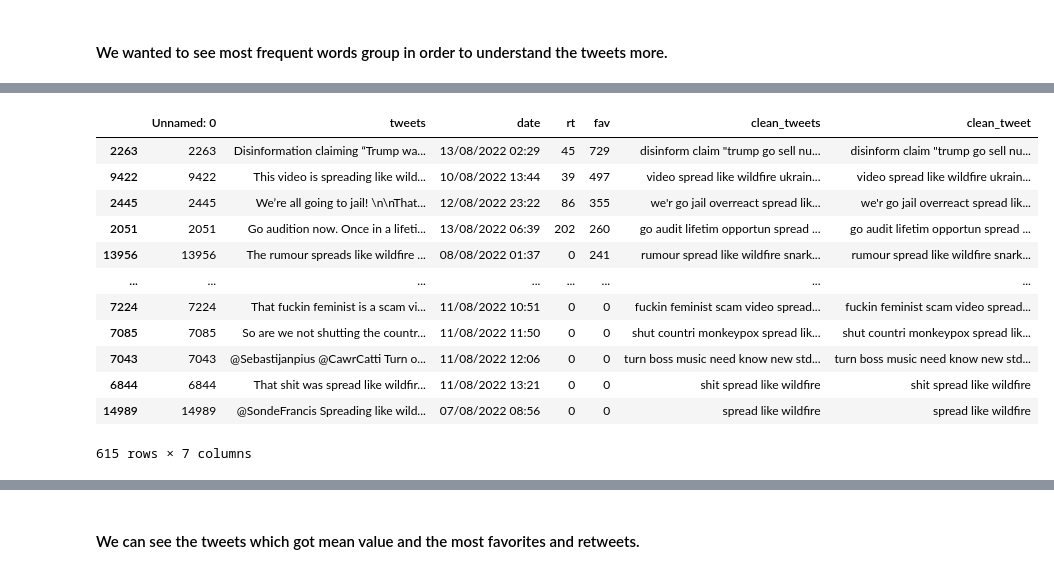
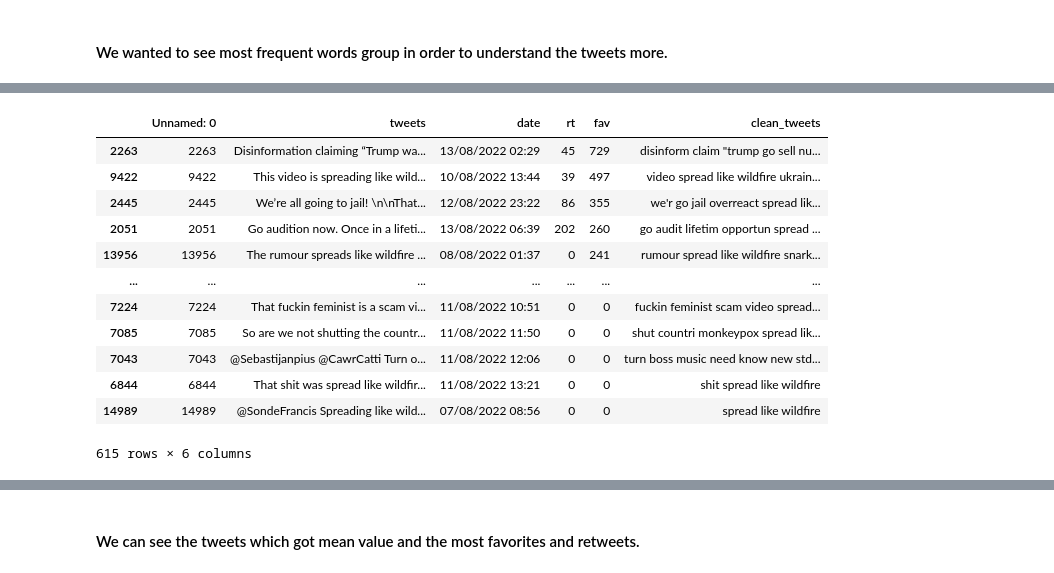
Before and after one commit to baylans/Oscar_sentimentanalysis, a Jupyter notebook: Sentiment Analysis.ipynb, the cells around one changed output, grey strips where cells are left out. Saved outputs shown, nothing was run; the diff lists cells and outputs as text; code cells hidden in the pictures.

```diff
--- a/Sentiment Analysis.ipynb
+++ b/Sentiment Analysis.ipynb
@@ -205,7 +207,5 @@ def get_top_n_gram(corpus,ngram_range,n=None):
     words_freq = [(word, sum_words[0, idx]) for word, idx in vec.vocabulary_.items()]
     words_freq =sorted(words_freq, key = lambda x: x[1], reverse=True)
     return words_freq[:n]
-# %%
-wildfire['clean_tweet'] = wildfire.tweets.apply(clean_tweets)
 # %%
 #n2_bigram
@@ -258,20 +258,20 @@ n3_trigrams
  ('serra da estrela', 82),
  ('estrela natur park', 80)]
 # %%
-wildfire[wildfire.clean_tweet.str.find('spread like wildfire')!= -1].sort_values('fav', ascending = False)
+wildfire[wildfire.clean_tweets.str.find('spread like wildfire')!= -1].sort_values('fav', ascending = False)
 # %% [output]
-|  | Unnamed: 0 | tweets | date | rt | fav | clean_tweets | clean_tweet |
-| 2263 | 2263 | Disinformation claiming “Trump wa... | 13/08/2022 02:29 | 45 | 729 | disinform claim "trump go sell nu... | disinform claim "trump go sell nu... |
-| 9422 | 9422 | This video is spreading like wild... | 10/08/2022 13:44 | 39 | 497 | video spread like wildfire ukrain... | video spread like wildfire ukrain... |
-| 2445 | 2445 | We’re all going to jail! \n\nThat... | 12/08/2022 23:22 | 86 | 355 | we'r go jail overreact spread lik... | we'r go jail overreact spread lik... |
-| 2051 | 2051 | Go audition now. Once in a lifeti... | 13/08/2022 06:39 | 202 | 260 | go audit lifetim opportun spread ... | go audit lifetim opportun spread ... |
-| 13956 | 13956 | The rumour spreads like wildfire ... | 08/08/2022 01:37 | 0 | 241 | rumour spread like wildfire snark... | rumour spread like wildfire snark... |
-| ... | ... | ... | ... | ... | ... | ... | ... |
-| 7224 | 7224 | That fuckin feminist is a scam vi... | 11/08/2022 10:51 | 0 | 0 | fuckin feminist scam video spread... | fuckin feminist scam video spread... |
-| 7085 | 7085 | So are we not shutting the countr... | 11/08/2022 11:50 | 0 | 0 | shut countri monkeypox spread lik... | shut countri monkeypox spread lik... |
-| 7043 | 7043 | @Sebastijanpius @CawrCatti Turn o... | 11/08/2022 12:06 | 0 | 0 | turn boss music need know new std... | turn boss music need know new std... |
-| 6844 | 6844 | That shit was spread like wildfir... | 11/08/2022 13:21 | 0 | 0 | shit spread like wildfire | shit spread like wildfire |
-| 14989 | 14989 | @SondeFrancis Spreading like wild... | 07/08/2022 08:56 | 0 | 0 | spread like wildfire | spread like wildfire |
+|  | Unnamed: 0 | tweets | date | rt | fav | clean_tweets |
+| 2263 | 2263 | Disinformation claiming “Trump wa... | 13/08/2022 02:29 | 45 | 729 | disinform claim "trump go sell nu... |
+| 9422 | 9422 | This video is spreading like wild... | 10/08/2022 13:44 | 39 | 497 | video spread like wildfire ukrain... |
+| 2445 | 2445 | We’re all going to jail! \n\nThat... | 12/08/2022 23:22 | 86 | 355 | we'r go jail overreact spread lik... |
+| 2051 | 2051 | Go audition now. Once in a lifeti... | 13/08/2022 06:39 | 202 | 260 | go audit lifetim opportun spread ... |
+| 13956 | 13956 | The rumour spreads like wildfire ... | 08/08/2022 01:37 | 0 | 241 | rumour spread like wildfire snark... |
+| ... | ... | ... | ... | ... | ... | ... |
+| 7224 | 7224 | That fuckin feminist is a scam vi... | 11/08/2022 10:51 | 0 | 0 | fuckin feminist scam video spread... |
+| 7085 | 7085 | So are we not shutting the countr... | 11/08/2022 11:50 | 0 | 0 | shut countri monkeypox spread lik... |
+| 7043 | 7043 | @Sebastijanpius @CawrCatti Turn o... | 11/08/2022 12:06 | 0 | 0 | turn boss music need know new std... |
+| 6844 | 6844 | That shit was spread like wildfir... | 11/08/2022 13:21 | 0 | 0 | shit spread like wildfire |
+| 14989 | 14989 | @SondeFrancis Spreading like wild... | 07/08/2022 08:56 | 0 | 0 | spread like wildfire |
-615 rows × 7 columns
+615 rows × 6 columns
 # %%
 #n4_trigram
```
Also changed, not shown: parts of 7 cells of this notebook.
